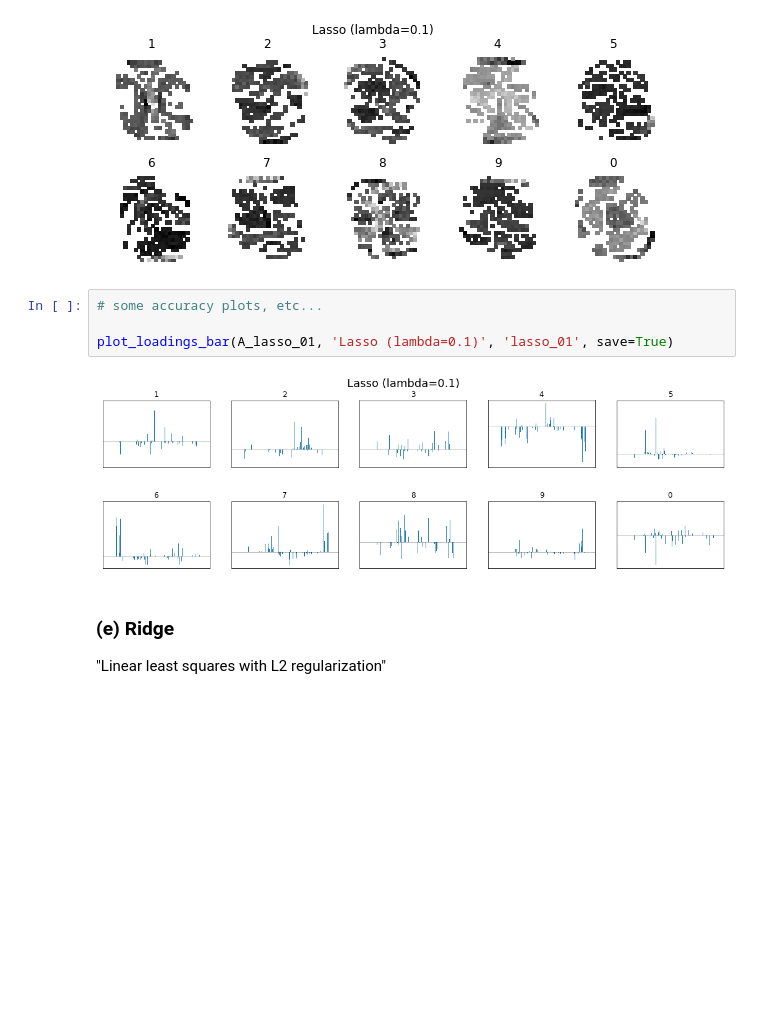
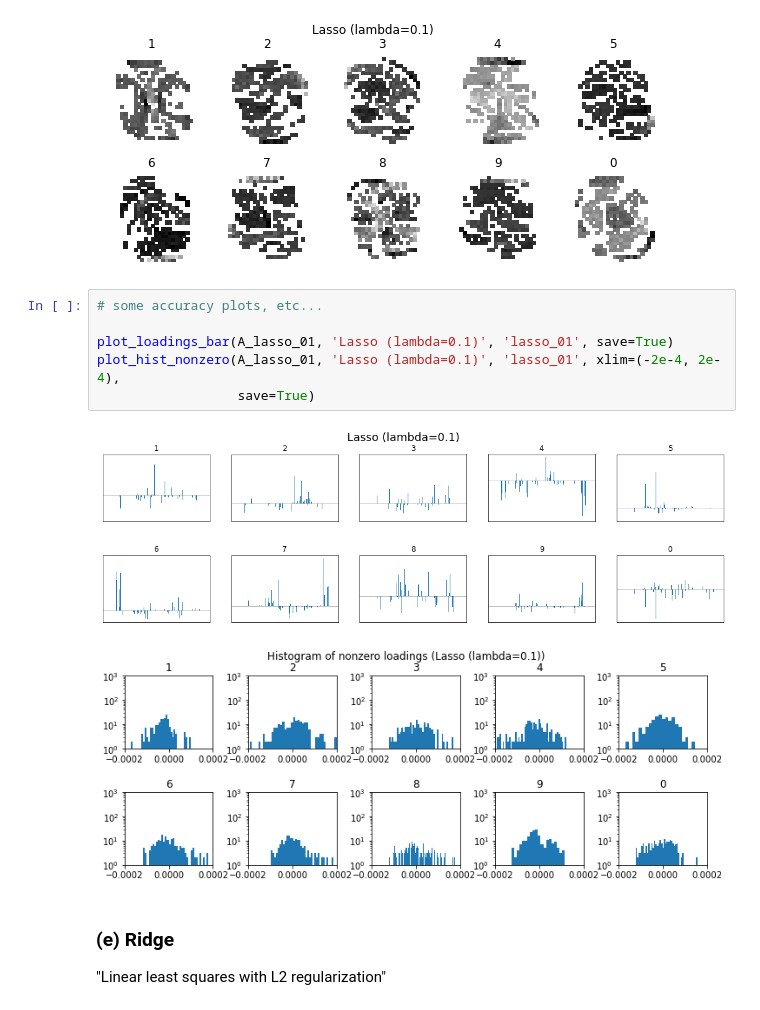
Before and after one commit to jacnugent/amath584, a Jupyter notebook: hw6_regression_and_sparsity/hw6_draft.ipynb, the cells around one changed output. Drawn from its saved outputs; the diff is of its cells as text; blank space fills up the shorter version.

```diff
--- a/hw6_regression_and_sparsity/hw6_draft.ipynb
+++ b/hw6_regression_and_sparsity/hw6_draft.ipynb
@@ -325,9 +445,12 @@ plot_weights(A_lasso_01, 'Lasso (lambda=0.1)', 'lasso_01', no_zero=True, save=Tr
 # %%
 # some accuracy plots, etc...
 
 plot_loadings_bar(A_lasso_01, 'Lasso (lambda=0.1)', 'lasso_01', save=True)
+plot_hist_nonzero(A_lasso_01, 'Lasso (lambda=0.1)', 'lasso_01', xlim=(-2e-4, 2e-4),
+                  save=True)
 # %% [output]
 [figure]
+[figure, added]
 # %% [markdown]
 ### (e) Ridge
 "Linear least squares with L2 regularization"
```
Also changed, not shown: parts of 22 cells of this notebook, 6 other files.
